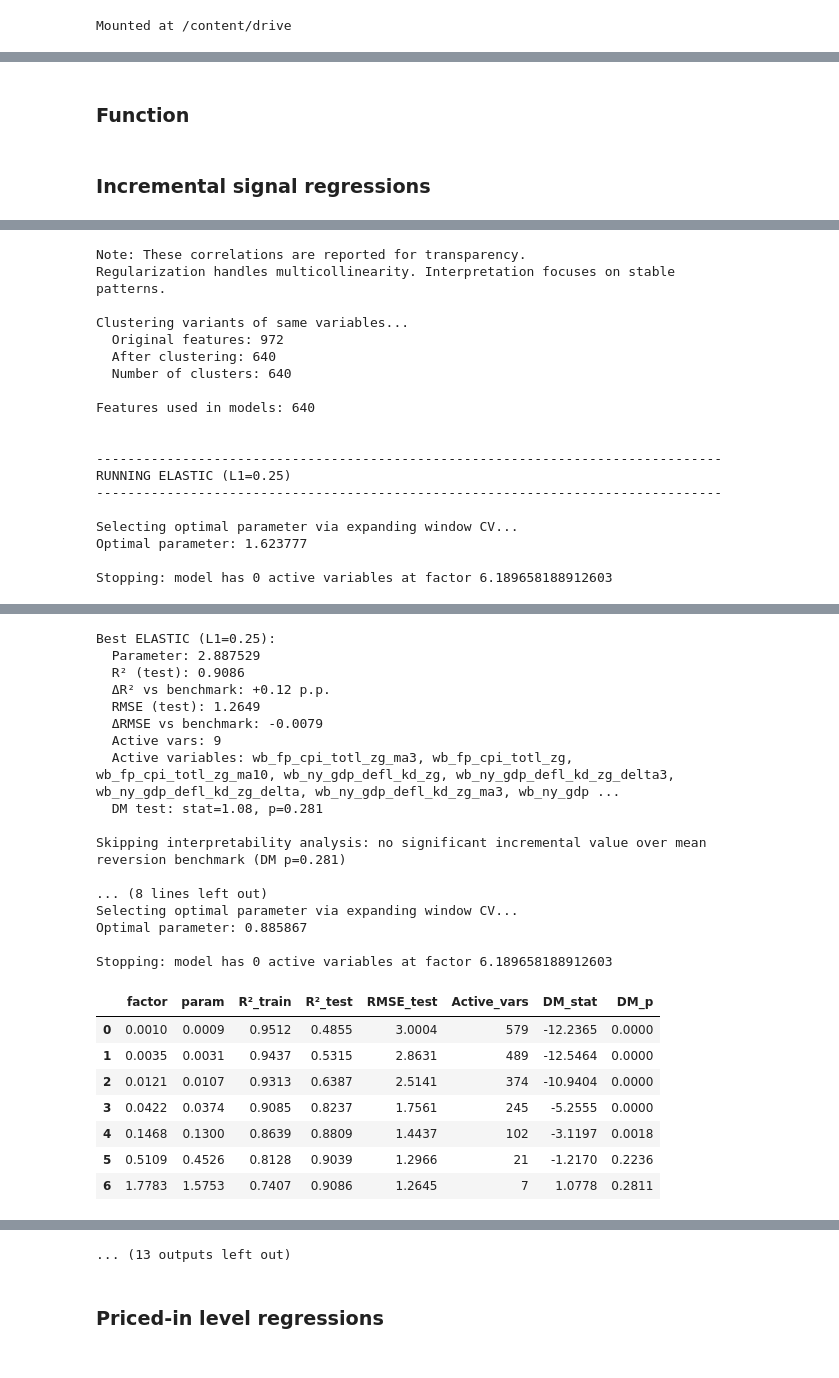
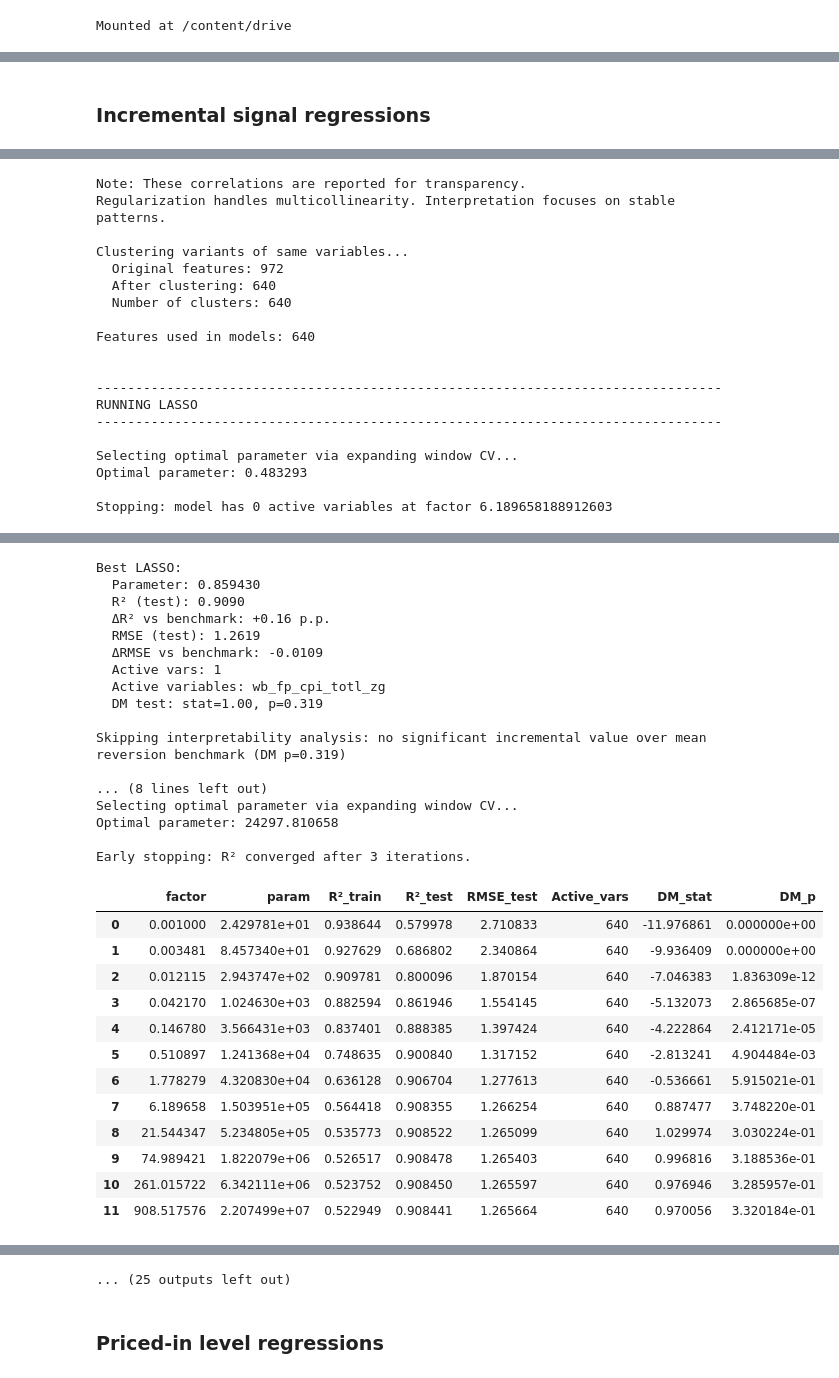
Before and after one commit to janjdarecki/instquality, a Jupyter notebook: 03_run_base_analysis.ipynb, the cells around one changed output, grey strips where cells are left out. Drawn from its saved outputs; the diff is of its cells as text; code cells hidden in the pictures.

```diff
--- a/03_run_base_analysis.ipynb
+++ b/03_run_base_analysis.ipynb
@@ -176,2 +14,0 @@ institutional quality are systematically reflected in market pricing.
-# %% [markdown]
-### Function
@@ -959,41 +22,40 @@ def run_unified_regularized_regression(
 # %% [markdown]
 ### Incremental signal regressions
 # %%
-from functions.utils import check_split_year
-from functions.summary import get_benchmark_stats
-
-# Load
+# load data
 df = pd.read_pickle("saved/df.dat")
 
-# Define columns
+# define columns and inputs
 id_cols = ["country","year","iso_code_1","iso_code_2","region"]
 exclude = id_cols + [c for c in df.columns if c.startswith("tgt_")]
 macro_cols = filter_cols([c for c in df.columns if c.startswith("wb_") and not c.startswith("wb_iq_") and c not in exclude], [])
 iq_cols = filter_cols([c for c in df.columns if (c.startswith("wb_iq_") or (not c.startswith("wb_") and c not in exclude))], [])
+macro_cols += ["tgt_spread"]
+y_name = "tgt_spread_t1"
 
-# Define other function inputs
+# define models to run
+models = ['lasso', 'ridge', 'elastic']
+
+# iterate over split shares
 split_shares = [0.75, 0.8, 0.85]
-y_name = "tgt_spread_t1"
-models = ['elastic']
+for split_share in split_shares:
 
-# Iterate
-for split_share in split_shares:
+    # get split year and benchmarks
     split_year = check_split_year(df, y_name, split_share)
     if split_share != 0.75:
         name_prefix = f"signal_t1_{split_share*100:.0f}"
     else:
         name_prefix = "signal_t1"
+    print("\n" + "=" * 100)
+    print(f"Runnning {split_share*100:.0f}-{(1-split_share)*100:.0f} split...")
     print(f"Split year for {split_share*100:.0f}-{(1-split_share)*100:.0f} split: {split_year}")
     benchmark_df = get_benchmark_stats(df, split_share=split_share)
     h_benchmark = benchmark_df[benchmark_df["horizon"] == 1].iloc[0]
     r2_benchmark = h_benchmark["R2_test"]
     rmse_benchmark = h_benchmark["RMSE_test"]
 
-    # Add today's spread level as explanatory variable
-    macro_cols += ["tgt_spread"]
-
-    # Run specification
-    results = run_unified_regularized_regression(
+    # run spec for models
+    run_unified_regularized_regression(
         name_prefix=name_prefix,
         data_path="saved/df.dat",
         macro_cols=macro_cols,
@@ -1074,11 +136,11 @@ Features used in models: 640
 
 
 --------------------------------------------------------------------------------
-RUNNING ELASTIC (L1=0.25)
+RUNNING LASSO
 --------------------------------------------------------------------------------
 
 Selecting optimal parameter via expanding window CV...
-Optimal parameter: 1.623777
+Optimal parameter: 0.483293
 
 Stopping: model has 0 active variables at factor 6.189658188912603
 |  | factor | param | R²_train | R²_test | RMSE_test | Active_vars | DM_stat | DM_p |
@@ -1092,25 +154,30 @@ Stopping: model has 0 active variables at factor 6.189658188912603
-Best ELASTIC (L1=0.25):
-  Parameter: 2.887529
-  R² (test): 0.9086
-  ΔR² vs benchmark: +0.12 p.p.
-  RMSE (test): 1.2649
-  ΔRMSE vs benchmark: -0.0079
-  Active vars: 9
-  Active variables: wb_fp_cpi_totl_zg_ma3, wb_fp_cpi_totl_zg, wb_fp_cpi_totl_zg_ma10, wb_ny_gdp_defl_kd_zg, wb_ny_gdp_defl_kd_zg_delta3, wb_ny_gdp_defl_kd_zg_delta, wb_ny_gdp_defl_kd_zg_ma3, wb_ny_gdp ...
-  DM test: stat=1.08, p=0.281
+Best LASSO:
+  Parameter: 0.859430
+  R² (test): 0.9090
+  ΔR² vs benchmark: +0.16 p.p.
+  RMSE (test): 1.2619
+  ΔRMSE vs benchmark: -0.0109
+  Active vars: 1
+  Active variables: wb_fp_cpi_totl_zg
+  DM test: stat=1.00, p=0.319
 
-Skipping interpretability analysis: no significant incremental value over mean reversion benchmark (DM p=0.281)
+Skipping interpretability analysis: no significant incremental value over mean reversion benchmark (DM p=0.319)
 
 ... (8 lines left out)
 Selecting optimal parameter via expanding window CV...
-Optimal parameter: 0.885867
+Optimal parameter: 24297.810658
 
-Stopping: model has 0 active variables at factor 6.189658188912603
+Early stopping: R² converged after 3 iterations.
 |  | factor | param | R²_train | R²_test | RMSE_test | Active_vars | DM_stat | DM_p |
-| 0 | 0.0010 | 0.0009 | 0.9512 | 0.4855 | 3.0004 | 579 | -12.2365 | 0.0000 |
-| 1 | 0.0035 | 0.0031 | 0.9437 | 0.5315 | 2.8631 | 489 | -12.5464 | 0.0000 |
-| 2 | 0.0121 | 0.0107 | 0.9313 | 0.6387 | 2.5141 | 374 | -10.9404 | 0.0000 |
-| 3 | 0.0422 | 0.0374 | 0.9085 | 0.8237 | 1.7561 | 245 | -5.2555 | 0.0000 |
-| 4 | 0.1468 | 0.1300 | 0.8639 | 0.8809 | 1.4437 | 102 | -3.1197 | 0.0018 |
-| 5 | 0.5109 | 0.4526 | 0.8128 | 0.9039 | 1.2966 | 21 | -1.2170 | 0.2236 |
-| 6 | 1.7783 | 1.5753 | 0.7407 | 0.9086 | 1.2645 | 7 | 1.0778 | 0.2811 |
+| 0 | 0.001000 | 2.429781e+01 | 0.938644 | 0.579978 | 2.710833 | 640 | -11.976861 | 0.000000e+00 |
+| 1 | 0.003481 | 8.457340e+01 | 0.927629 | 0.686802 | 2.340864 | 640 | -9.936409 | 0.000000e+00 |
+| 2 | 0.012115 | 2.943747e+02 | 0.909781 | 0.800096 | 1.870154 | 640 | -7.046383 | 1.836309e-12 |
+| 3 | 0.042170 | 1.024630e+03 | 0.882594 | 0.861946 | 1.554145 | 640 | -5.132073 | 2.865685e-07 |
+| 4 | 0.146780 | 3.566431e+03 | 0.837401 | 0.888385 | 1.397424 | 640 | -4.222864 | 2.412171e-05 |
+| 5 | 0.510897 | 1.241368e+04 | 0.748635 | 0.900840 | 1.317152 | 640 | -2.813241 | 4.904484e-03 |
+| 6 | 1.778279 | 4.320830e+04 | 0.636128 | 0.906704 | 1.277613 | 640 | -0.536661 | 5.915021e-01 |
+| 7 | 6.189658 | 1.503951e+05 | 0.564418 | 0.908355 | 1.266254 | 640 | 0.887477 | 3.748220e-01 |
+| 8 | 21.544347 | 5.234805e+05 | 0.535773 | 0.908522 | 1.265099 | 640 | 1.029974 | 3.030224e-01 |
+| 9 | 74.989421 | 1.822079e+06 | 0.526517 | 0.908478 | 1.265403 | 640 | 0.996816 | 3.188536e-01 |
+| 10 | 261.015722 | 6.342111e+06 | 0.523752 | 0.908450 | 1.265597 | 640 | 0.976946 | 3.285957e-01 |
+| 11 | 908.517576 | 2.207499e+07 | 0.522949 | 0.908441 | 1.265664 | 640 | 0.970056 | 3.320184e-01 |
@@ -1204,4 +260,4 @@ Stopping: model has 0 active variables at factor 6.189658188912603
-... (13 outputs left out)
+... (25 outputs left out)
 # %% [markdown]
 ### Priced-in level regressions
 # %%
```
Also changed, not shown: parts of 12 cells of this notebook, 6 other files.
